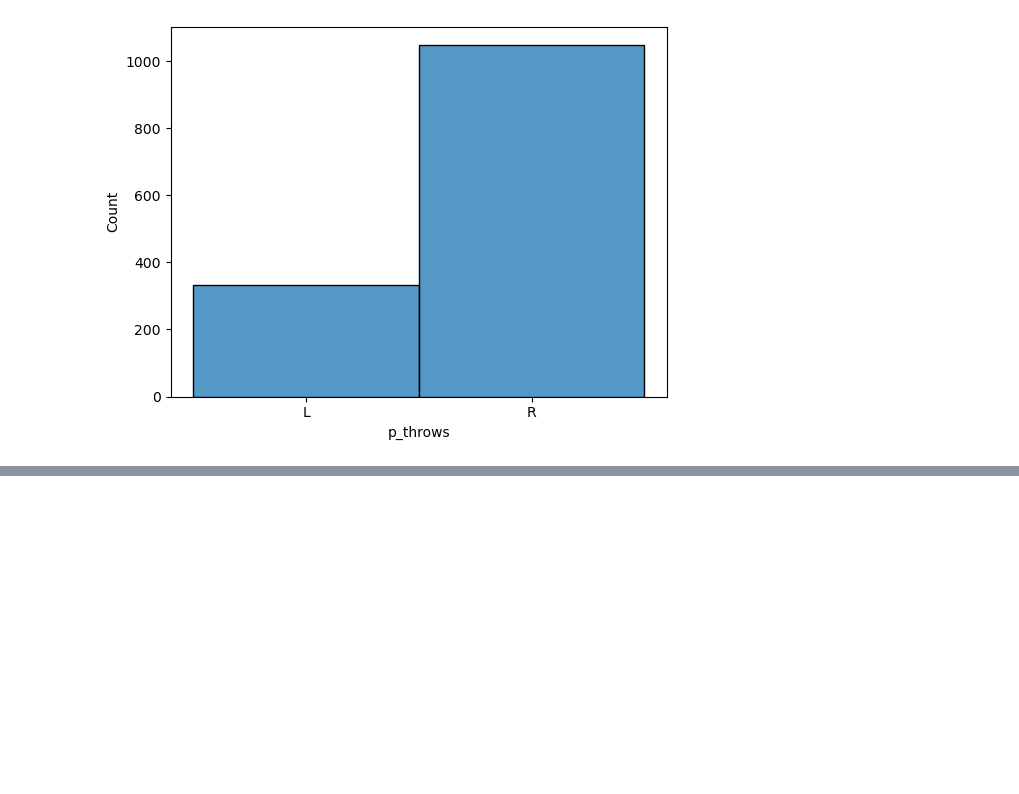
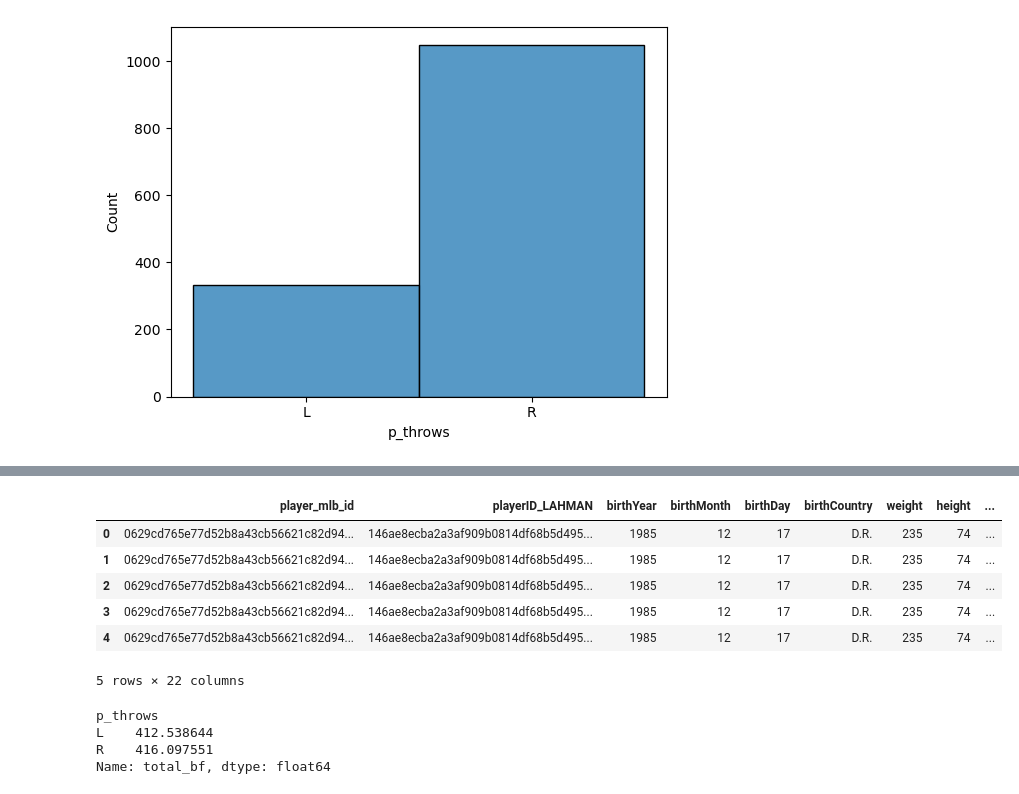
Before and after one commit to etienne-busnel/Cincinnati-Reds-Hackathon-2025, a Jupyter notebook: PitchTracker.ipynb, the cells around one changed output, grey strips where cells are left out. Saved outputs shown, nothing was run; the diff lists cells and outputs as text; code cells hidden in the pictures; blank space fills up the shorter version.

```diff
--- a/PitchTracker.ipynb
+++ b/PitchTracker.ipynb
@@ -27,7 +28,7 @@ df_players['total_bf'] = df_players['total_bf'].fillna(0).astype(int)
 df_pitcher_info = df_savant_raw[['pitcher','p_throws']].drop_duplicates()
 df_pitch_info = df_savant_raw[['pitch_type','release_speed','release_pos_x','release_pos_y','release_pos_z','release_spin_rate','release_extension']]
 # %%
-df_full_pitch_info = df_savant_raw[['pitcher','p_throws','pitch_type','release_speed','release_pos_x','release_pos_y','release_pos_z','release_spin_rate','release_extension']]
+df_full_pitch_info = df_savant_raw[['pitcher','p_throws','pitch_type','release_speed','release_pos_x','release_pos_y','release_pos_z','release_spin_rate','release_extension','year']]
 # %%
 df_full_pitch_info.head()
 # %% [output]
@@ -135,0 +177,17 @@ sns.histplot(df_pitcher_info['p_throws'])
+# %%
+df_players_new.head()
+# %% [output]
+|  | player_mlb_id | playerID_LAHMAN | birthYear | birthMonth | birthDay | birthCountry | weight | height | ... |
+| 0 | 0629cd765e77d52b8a43cb56621c82d94... | 146ae8ecba2a3af909b0814df68b5d495... | 1985 | 12 | 17 | D.R. | 235 | 74 | ... |
+| 1 | 0629cd765e77d52b8a43cb56621c82d94... | 146ae8ecba2a3af909b0814df68b5d495... | 1985 | 12 | 17 | D.R. | 235 | 74 | ... |
+| 2 | 0629cd765e77d52b8a43cb56621c82d94... | 146ae8ecba2a3af909b0814df68b5d495... | 1985 | 12 | 17 | D.R. | 235 | 74 | ... |
+| 3 | 0629cd765e77d52b8a43cb56621c82d94... | 146ae8ecba2a3af909b0814df68b5d495... | 1985 | 12 | 17 | D.R. | 235 | 74 | ... |
+| 4 | 0629cd765e77d52b8a43cb56621c82d94... | 146ae8ecba2a3af909b0814df68b5d495... | 1985 | 12 | 17 | D.R. | 235 | 74 | ... |
+5 rows × 22 columns
+# %%
+df_players_new.groupby(['p_throws'])['total_bf'].mean()
+# %% [output]
+p_throws
+L    412.538644
+R    416.097551
+Name: total_bf, dtype: float64
```
Also changed, not shown: parts of 11 cells of this notebook.
